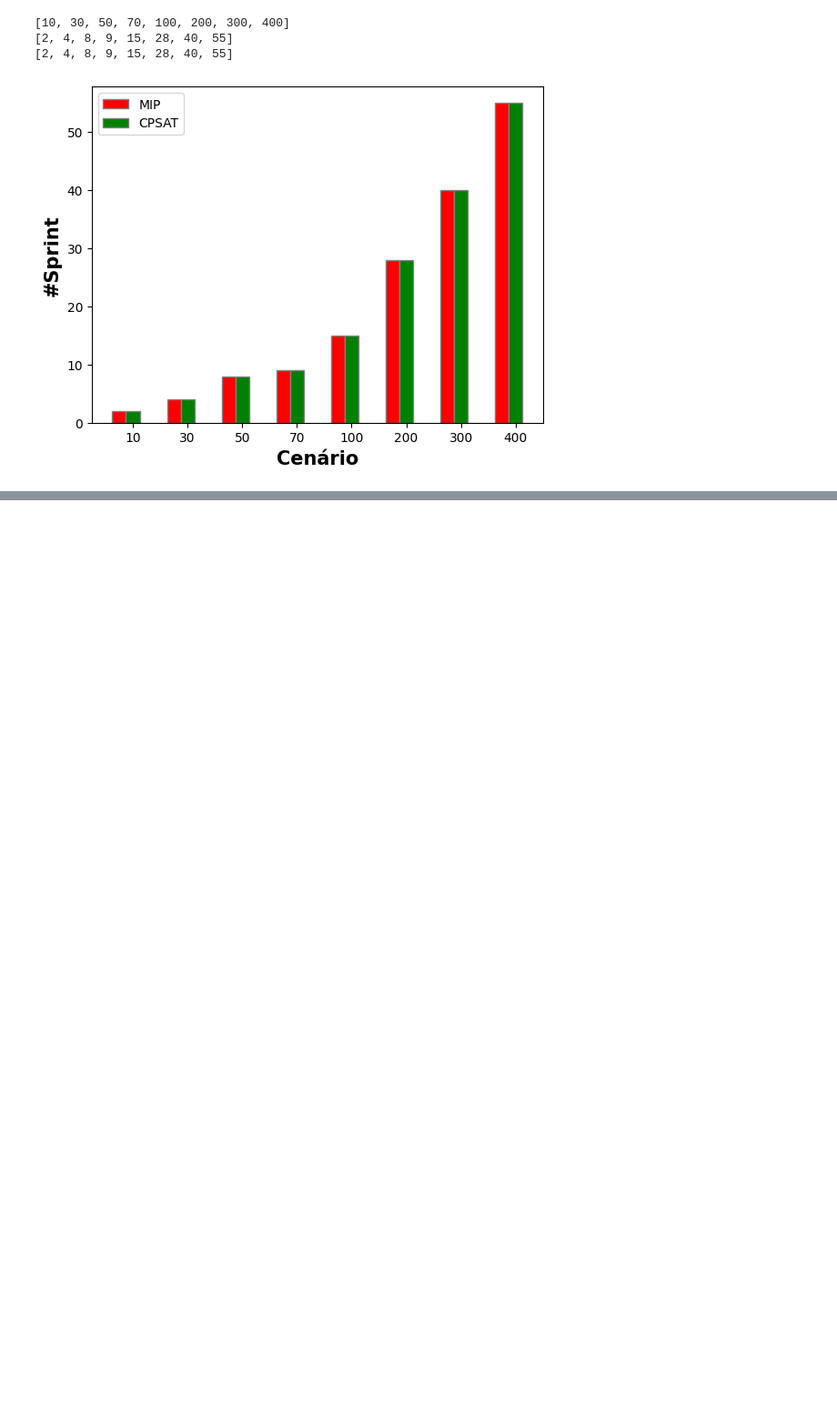
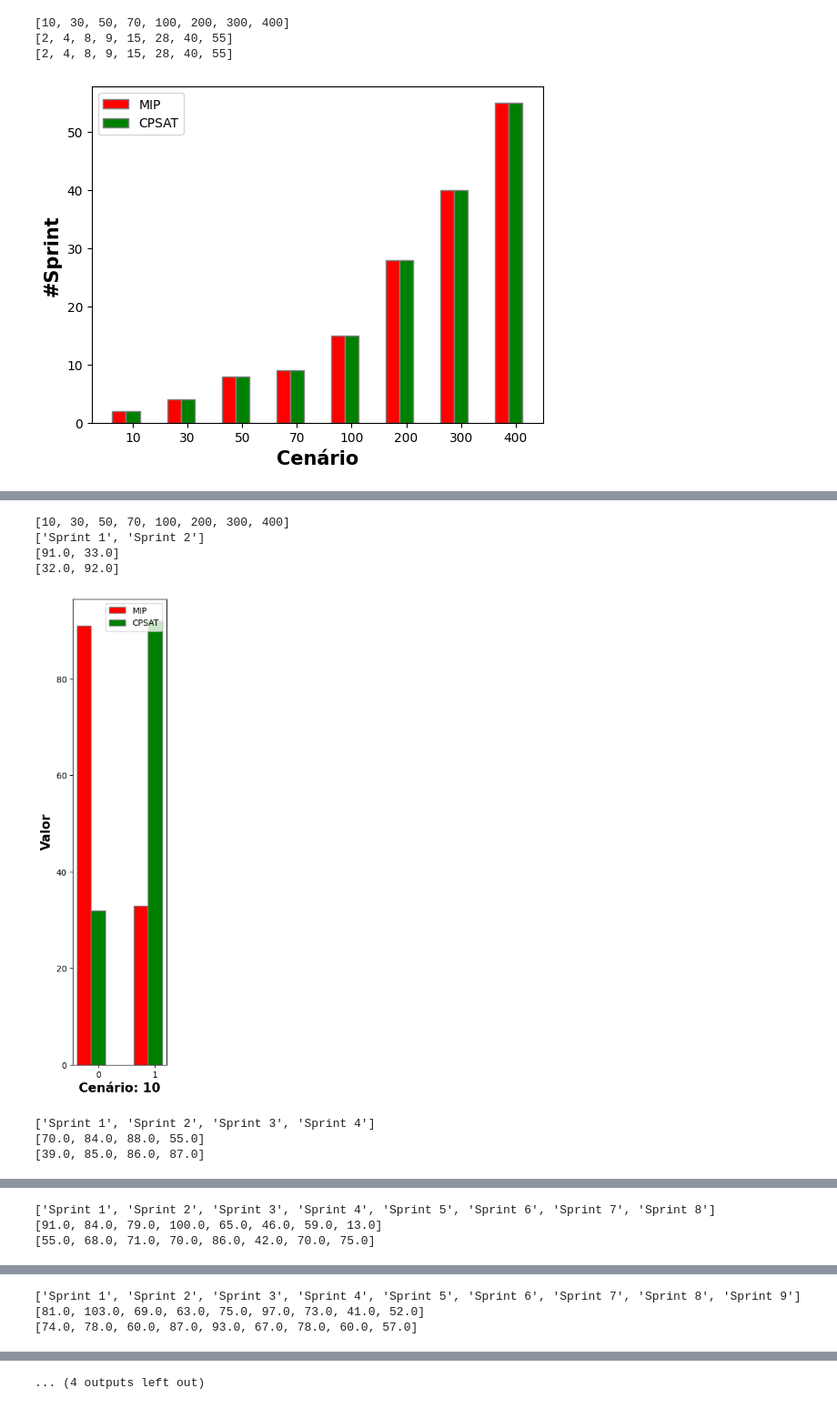
Before and after one commit to ronaldoagra/ppca-aed, a Jupyter notebook: src/04-avaliacao-experimentos-mip-cpsat.ipynb, the cells around one changed output, grey strips where cells are left out. Shown at 91% size. Cells and saved outputs as stored; diff of their text form; code cells hidden in the pictures; blank space fills up the shorter version.

Commit message:
Adicionado o gráfio Valor por cenário

```diff
--- a/src/04-avaliacao-experimentos-mip-cpsat.ipynb
+++ b/src/04-avaliacao-experimentos-mip-cpsat.ipynb
@@ -93,7 +89,6 @@ Sprints por cenário:  {'10': {'MIP': 2, 'CPSAT': 2}, '100': {'MIP': 15, 'CPSAT'
 # %% [markdown]
 # Sprint por cenário
 # %%
-
 
 barra_mip = []
 barra_cpsat = []
@@ -106,8 +101,8 @@ list1 = [int(x) for x in chaves]
 list1.sort()
 print(list1)
 for cenario in list1:
-    barra_mip.append(sprint_por_cenario[str(cenario)]['MIP'])
-    barra_cpsat.append(sprint_por_cenario[str(cenario)]['CPSAT'])
+    barra_mip.append(len(sprint_por_cenario[str(cenario)]['MIP']))
+    barra_cpsat.append(len(sprint_por_cenario[str(cenario)]['CPSAT']))
 print(barra_mip)
 print(barra_cpsat)
 
@@ -133,0 +131,67 @@ plt.show()
+# %%
+cenarios = sprint_por_cenario.keys()
+list_cenarios = [int(x) for x in cenarios]
+list_cenarios.sort()
+print(list_cenarios)
+
+
+for cenario in list_cenarios:
+
+    barra_mip = []
+    barra_cpsat = []
+
+    # set width of bars
+    barWidth = 0.25
+
+    #lista com os nomes dos sprints
+    list_nome_sprint = []
+
+    for chaves in sprint_por_cenario[str(cenario)]['MIP']:
+        for x in chaves.keys():
+            list_nome_sprint.append(x)
+
+    #list_nome_sprint.sort()
+    print(list_nome_sprint)
+
+    #print('A: ', sprint_por_cenario['10'])
+    #print('B: ', sprint_por_cenario['10']['MIP'])
+    for i in range(len(list_nome_sprint)):
+        sprint_mip = sprint_por_cenario[str(cenario)]['MIP'][i]
+        valor_mip = sprint_mip[list_nome_sprint[i]]['valor']
+        barra_mip.append(valor_mip)
+
+        sprint_cpsat = sprint_por_cenario[str(cenario)]['CPSAT'][i]
+        valor_cpsat = sprint_cpsat[list_nome_sprint[i]]['valor']
+        barra_cpsat.append(valor_cpsat)
+
+    print(barra_mip)
+    print(barra_cpsat)
+
+    # Set position of bar on X axis
+    br1 = np.arange(len(barra_mip))
+    br2 = [x + barWidth for x in br1]
+
+    plt.figure(figsize=(2, 10))
+
+    # # Make the plot
+    plt.bar(br1, barra_mip, color='r', width=barWidth, edgecolor='grey', label='MIP')
+    plt.bar(br2, barra_cpsat, color='g', width=barWidth, edgecolor='grey', label='CPSAT')
+
+    # # Adding Xticks
+    plt.xlabel('Cenário: ' + str(cenario), fontweight='bold', fontsize=15)
+    plt.ylabel('Valor', fontweight='bold', fontsize=15)
+
+    list_nome_sprint = np.arange(len(list_nome_sprint))
+    plt.xticks([r + barWidth for r in range(len(list_nome_sprint))], list_nome_sprint)
+
+    plt.legend()
+    plt.show()
+# %% [output]
+[10, 30, 50, 70, 100, 200, 300, 400]
+['Sprint 1', 'Sprint 2']
+[91.0, 33.0]
+[32.0, 92.0]
+[figure, added]
+['Sprint 1', 'Sprint 2', 'Sprint 3', 'Sprint 4']
+[70.0, 84.0, 88.0, 55.0]
+[39.0, 85.0, 86.0, 87.0]
@@ -133,0 +199,3 @@ plt.show()
+['Sprint 1', 'Sprint 2', 'Sprint 3', 'Sprint 4', 'Sprint 5', 'Sprint 6', 'Sprint 7', 'Sprint 8']
+[91.0, 84.0, 79.0, 100.0, 65.0, 46.0, 59.0, 13.0]
+[55.0, 68.0, 71.0, 70.0, 86.0, 42.0, 70.0, 75.0]
@@ -133,0 +203,3 @@ plt.show()
+['Sprint 1', 'Sprint 2', 'Sprint 3', 'Sprint 4', 'Sprint 5', 'Sprint 6', 'Sprint 7', 'Sprint 8', 'Sprint 9']
+[81.0, 103.0, 69.0, 63.0, 75.0, 97.0, 73.0, 41.0, 52.0]
+[74.0, 78.0, 60.0, 87.0, 93.0, 67.0, 78.0, 60.0, 57.0]
@@ -133,0 +215 @@ plt.show()
+... (4 outputs left out)
```
Also changed, not shown: parts of 3 cells of this notebook.
